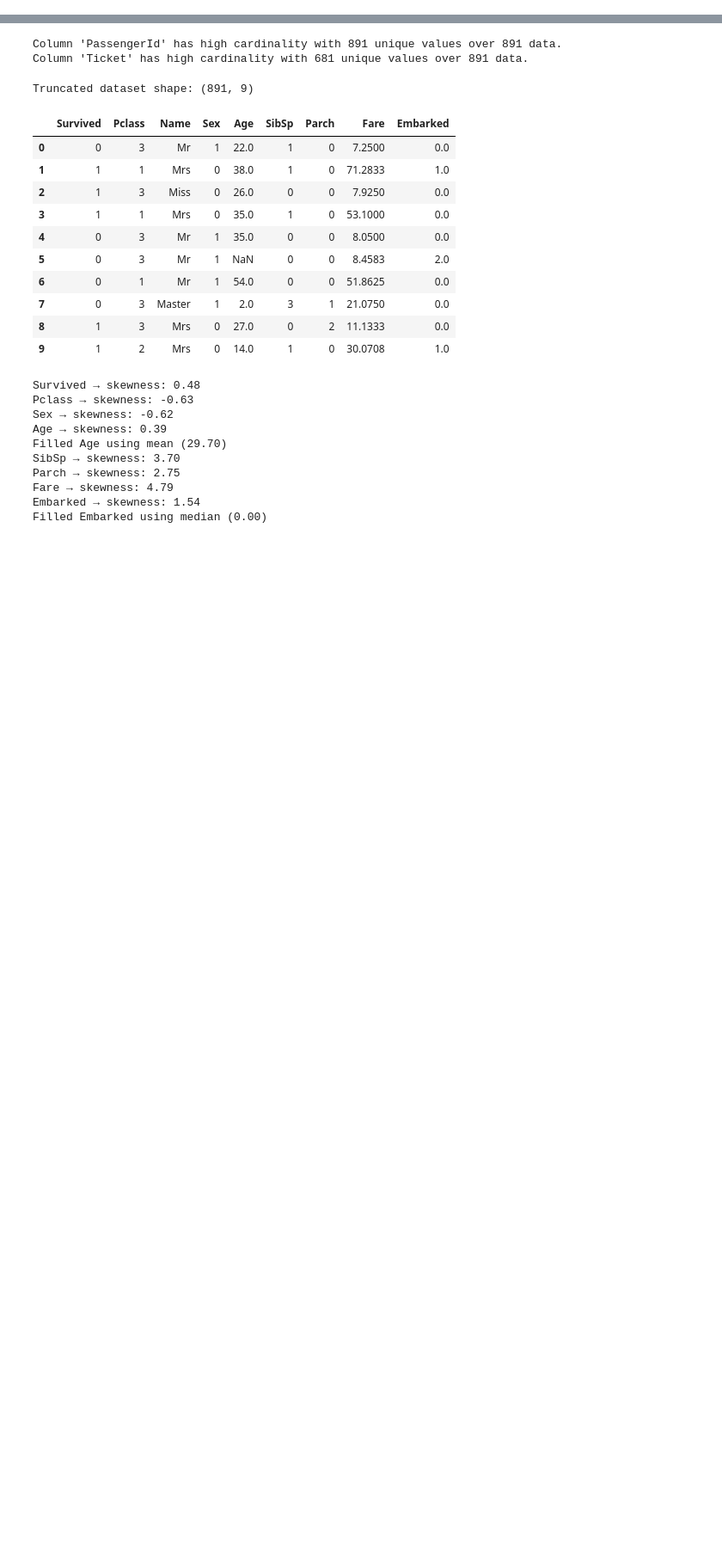
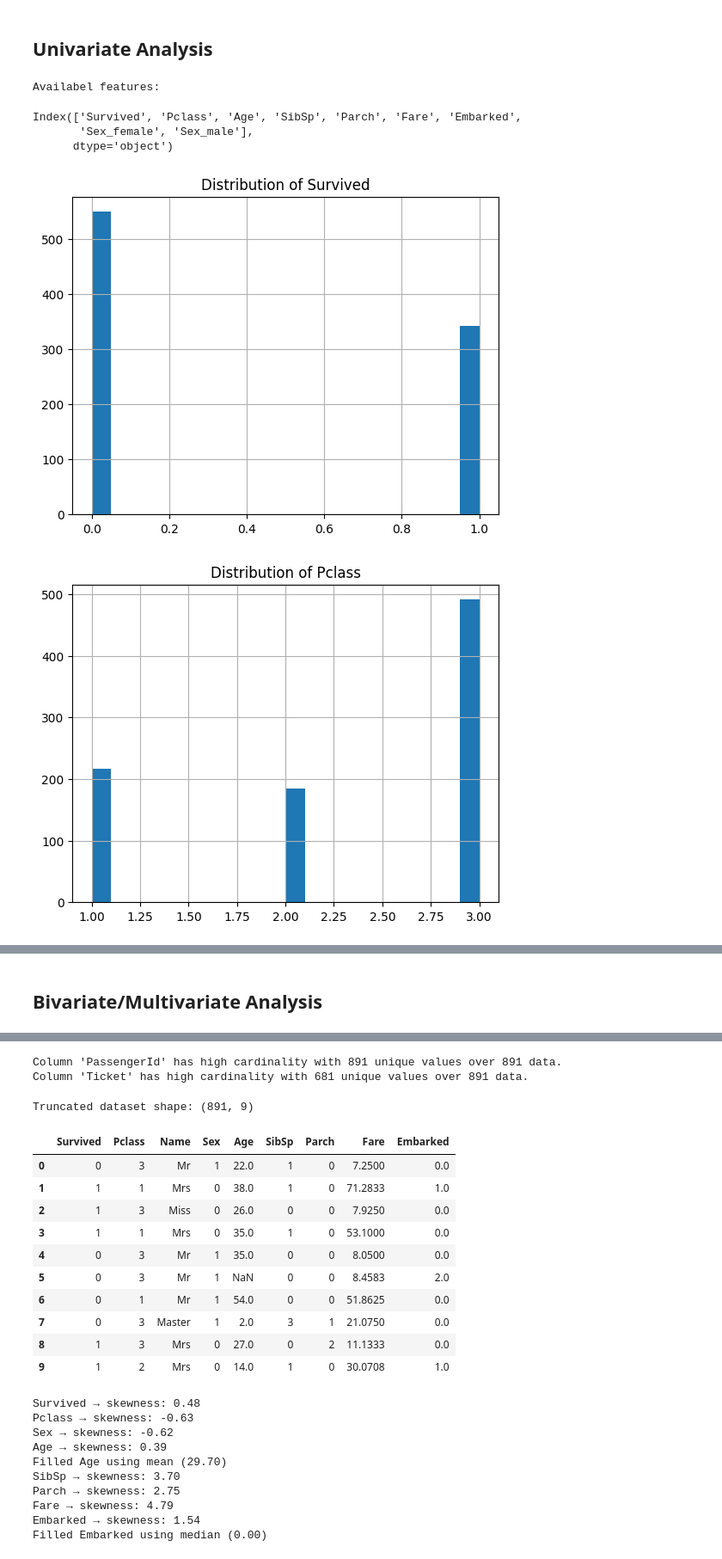
Before and after one commit to hvtruong/Kaggle_projects, a Jupyter notebook: titanic/model.ipynb, the cells around one changed output, grey strips where cells are left out. Shown at 86% size. Saved outputs shown, nothing was run; the diff lists cells and outputs as text; code cells hidden in the pictures; blank space fills up the shorter version.

Commit message:
Skeleton for Titanic EDA, and basic univariate analysis

```diff
--- a/titanic/model.ipynb
+++ b/titanic/model.ipynb
@@ -30,10 +36,7 @@ import matplotlib.pyplot as plt
 # %%
-# Load dataset
-df = pd.read_csv('dataset/train.csv')
+df = pd.read_csv('data/train.csv')
 print(f"Initial dataset shape: {df.shape}")
-display(df.head())
-
-print("\nMissing values per column:")
-print(df.isna().sum())
+print(df.shape)
+df.head()
 # %% [output]
 Initial dataset shape: (891, 12)
@@ -59,0 +78,4 @@ dtype: int64
+# %%
+df.drop(['PassengerId'], axis=1, inplace=True)
+df = pd.get_dummies(df, columns=['Sex'], dtype=int)
+df
@@ -59,0 +96,20 @@ dtype: int64
+# %% [markdown]
+## Univariate Analysis
+# %%
+features = df.columns
+print("Availabel features:")
+features = features.drop(['Name', 'Ticket', 'Cabin'])
+features
+# %% [output]
+Availabel features:
+Index(['Survived', 'Pclass', 'Age', 'SibSp', 'Parch', 'Fare', 'Embarked',
+       'Sex_female', 'Sex_male'],
+      dtype='object')
+# %%
+for fea in features:
+    df[fea].hist(bins=20)
+    plt.title(f'Distribution of {fea}')
+    plt.show()
+# %% [output]
+[figure, added]
+[figure, added]
@@ -59,0 +126,2 @@ dtype: int64
+# %% [markdown]
+## Bivariate/Multivariate Analysis
```
Also changed, not shown: parts of 44 cells of this notebook, 1 other file.
